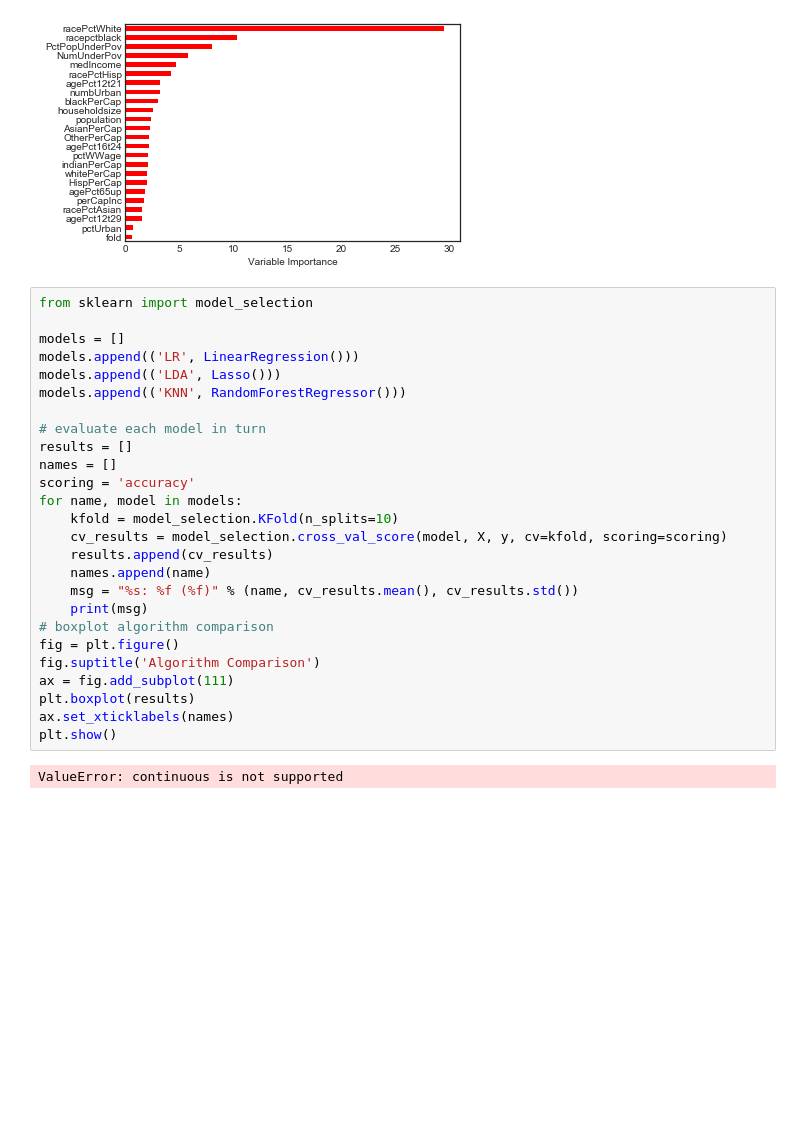
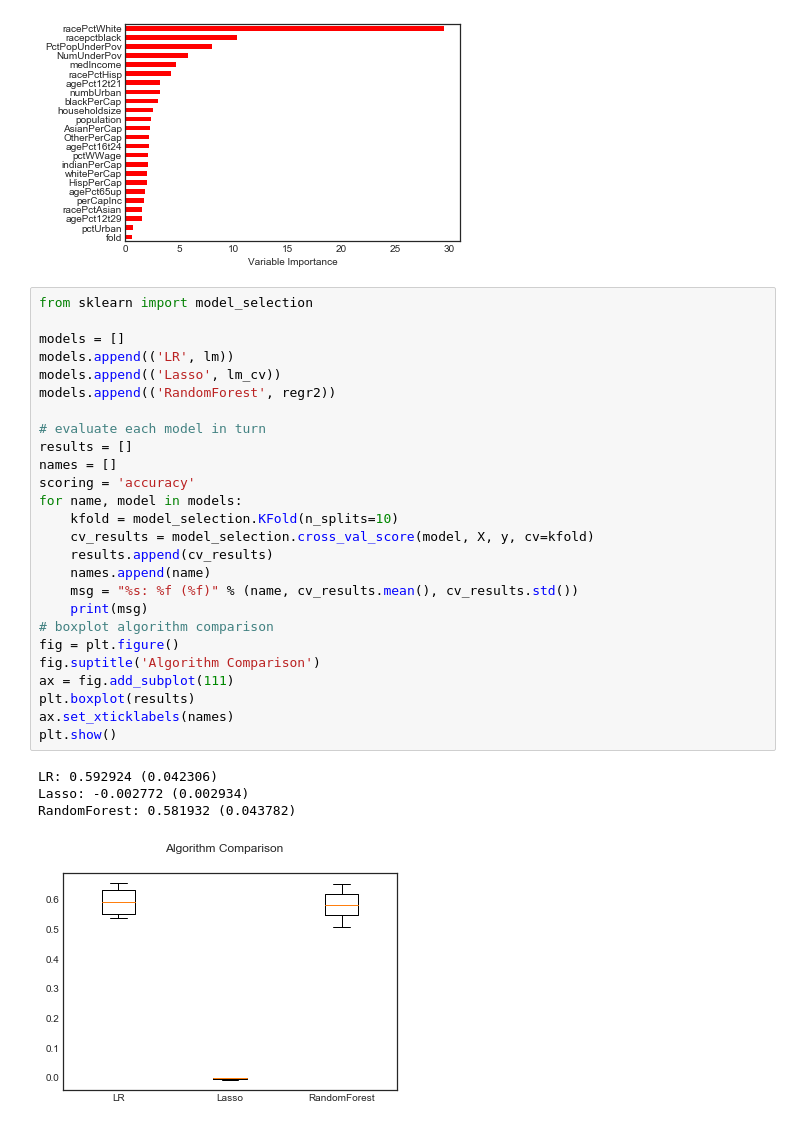
Before and after one commit to megitlearner/Project, a Jupyter notebook: Project.ipynb, the cells around one changed output. Saved outputs shown, nothing was run; the diff lists cells and outputs as text; blank space fills up the shorter version.

Commit message:
Added model comparison

```diff
--- a/Project.ipynb
+++ b/Project.ipynb
@@ -223,28 +223,31 @@ plt.gca().legend_ = None
 # %%
 from sklearn import model_selection
 
 models = []
-models.append(('LR', LinearRegression()))
-models.append(('LDA', Lasso()))
-models.append(('KNN', RandomForestRegressor()))
+models.append(('LR', lm))
+models.append(('Lasso', lm_cv))
+models.append(('RandomForest', regr2))
 
 # evaluate each model in turn
 results = []
 names = []
 scoring = 'accuracy'
 for name, model in models:
 	kfold = model_selection.KFold(n_splits=10)
-	cv_results = model_selection.cross_val_score(model, X, y, cv=kfold, scoring=scoring)
+	cv_results = model_selection.cross_val_score(model, X, y, cv=kfold)
 	results.append(cv_results)
 	names.append(name)
 	msg = "%s: %f (%f)" % (name, cv_results.mean(), cv_results.std())
 	print(msg)
 # boxplot algorithm comparison
 fig = plt.figure()
 fig.suptitle('Algorithm Comparison')
 ax = fig.add_subplot(111)
 plt.boxplot(results)
 ax.set_xticklabels(names)
 plt.show()
 # %% [output]
-ValueError: continuous is not supported
+LR: 0.592924 (0.042306)
+Lasso: -0.002772 (0.002934)
+RandomForest: 0.581932 (0.043782)
+[figure, added]
```
Also changed, not shown: parts of 2 cells of this notebook.
